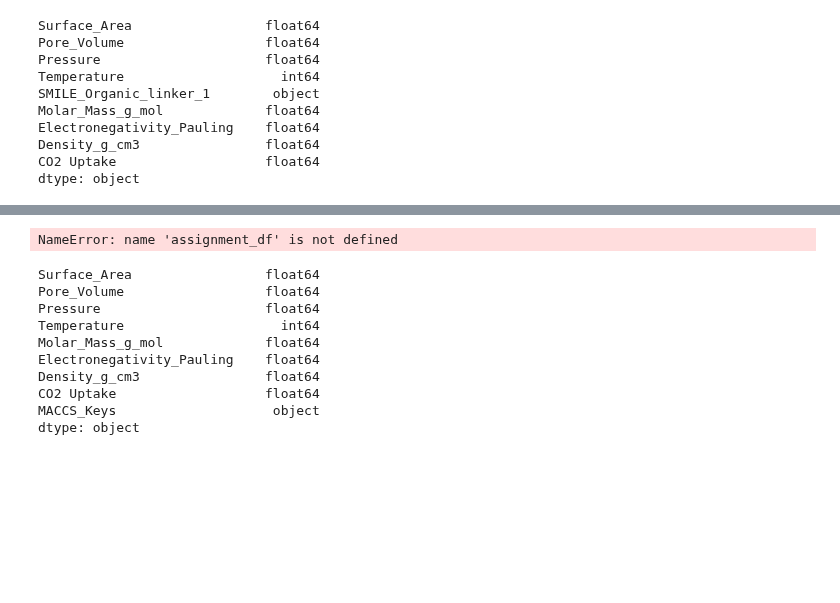
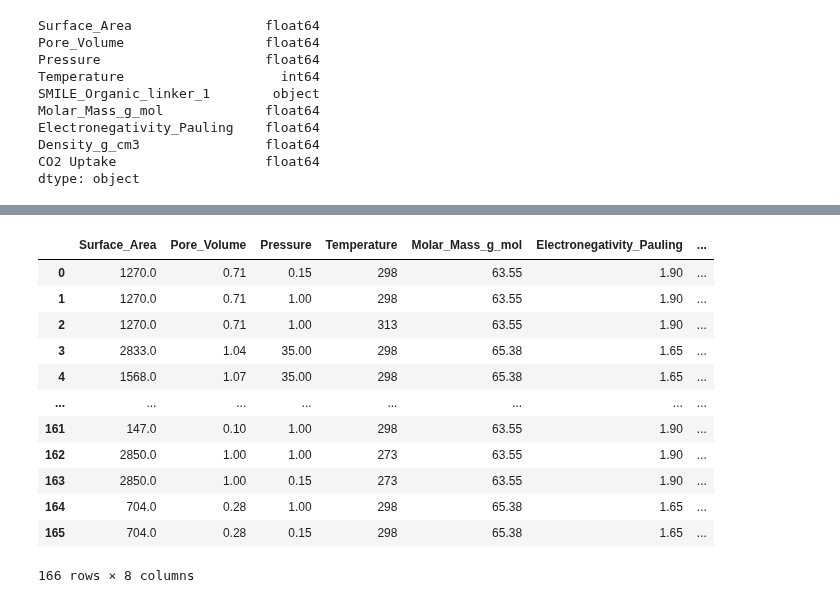
Before and after one commit to huliyao1115/Hello-world, a Jupyter notebook: Final Assignment-Polynominal Regression.ipynb, the cells around one changed output, grey strips where cells are left out. Saved outputs shown, nothing was run; the diff lists cells and outputs as text; code cells hidden in the pictures; blank space fills up the shorter version.

```diff
--- a/Final Assignment-Polynominal Regression.ipynb
+++ b/Final Assignment-Polynominal Regression.ipynb
@@ -68,19 +52,0 @@ did not match C++ signature:
-# %%
-# 函数：将SMILES转换为MACCS键指纹
-# def smiles_to_maccs(smiles):
-#     mol = Chem.MolFromSmiles(smiles)
-#     if mol:
-#         return MACCSkeys.GenMACCSKeys(mol).ToBitString()
-#     else:
-#         return None
-
-
-def smiles_to_maccs(smiles):
-    mol = Chem.MolFromSmiles(smiles)
-    if mol:
-        maccs_fp = MACCSkeys.GenMACCSKeys(mol)
-        return maccs_fp.ToBitString()  # 将MACCS keys转换为二进制字符串
-    else:
-        return None
-# 将MACCS键指纹添加到DataFrame中
-df['MACCS_Keys'] = df['SMILE_Organic_linker_1'].apply(smiles_to_maccs)
@@ -141,21 +112,20 @@ print(merged_df)
 # %%
-df.drop(['SMILE_Organic_linker_1'], axis=1, errors='ignore', inplace=True)
-print(assignment_df)
+df.drop(['SMILE_Organic_linker_1','MACCS_Keys',], axis=1, errors='ignore', inplace=True)
+df
 # %% [output]
+|  | Surface_Area | Pore_Volume | Pressure | Temperature | Molar_Mass_g_mol | Electronegativity_Pauling | ... |
+| 0 | 1270.0 | 0.71 | 0.15 | 298 | 63.55 | 1.90 | ... |
+| 1 | 1270.0 | 0.71 | 1.00 | 298 | 63.55 | 1.90 | ... |
+| 2 | 1270.0 | 0.71 | 1.00 | 313 | 63.55 | 1.90 | ... |
+| 3 | 2833.0 | 1.04 | 35.00 | 298 | 65.38 | 1.65 | ... |
+| 4 | 1568.0 | 1.07 | 35.00 | 298 | 65.38 | 1.65 | ... |
+| ... | ... | ... | ... | ... | ... | ... | ... |
+| 161 | 147.0 | 0.10 | 1.00 | 298 | 63.55 | 1.90 | ... |
+| 162 | 2850.0 | 1.00 | 1.00 | 273 | 63.55 | 1.90 | ... |
+| 163 | 2850.0 | 1.00 | 0.15 | 273 | 63.55 | 1.90 | ... |
+| 164 | 704.0 | 0.28 | 1.00 | 298 | 65.38 | 1.65 | ... |
+| 165 | 704.0 | 0.28 | 0.15 | 298 | 65.38 | 1.65 | ... |
-NameError: name 'assignment_df' is not defined
+166 rows × 8 columns
-# %%
-print(Assignment_df.dtypes)
-# %% [output]
-Surface_Area                 float64
-Pore_Volume                  float64
-Pressure                     float64
-Temperature                    int64
-Molar_Mass_g_mol             float64
-Electronegativity_Pauling    float64
-Density_g_cm3                float64
-CO2 Uptake                   float64
-MACCS_Keys                    object
-dtype: object
 # %%
 features_to_scale = ['Surface_Area', 'Pore_Volume', 'Pressure', 'Temperature', 'Molar_Mass_g_mol', 'Electronegativity_Pauling', 'Density_g_cm3']
 scaler = MinMaxScaler()
```
Also changed, not shown: parts of 12 cells of this notebook.
